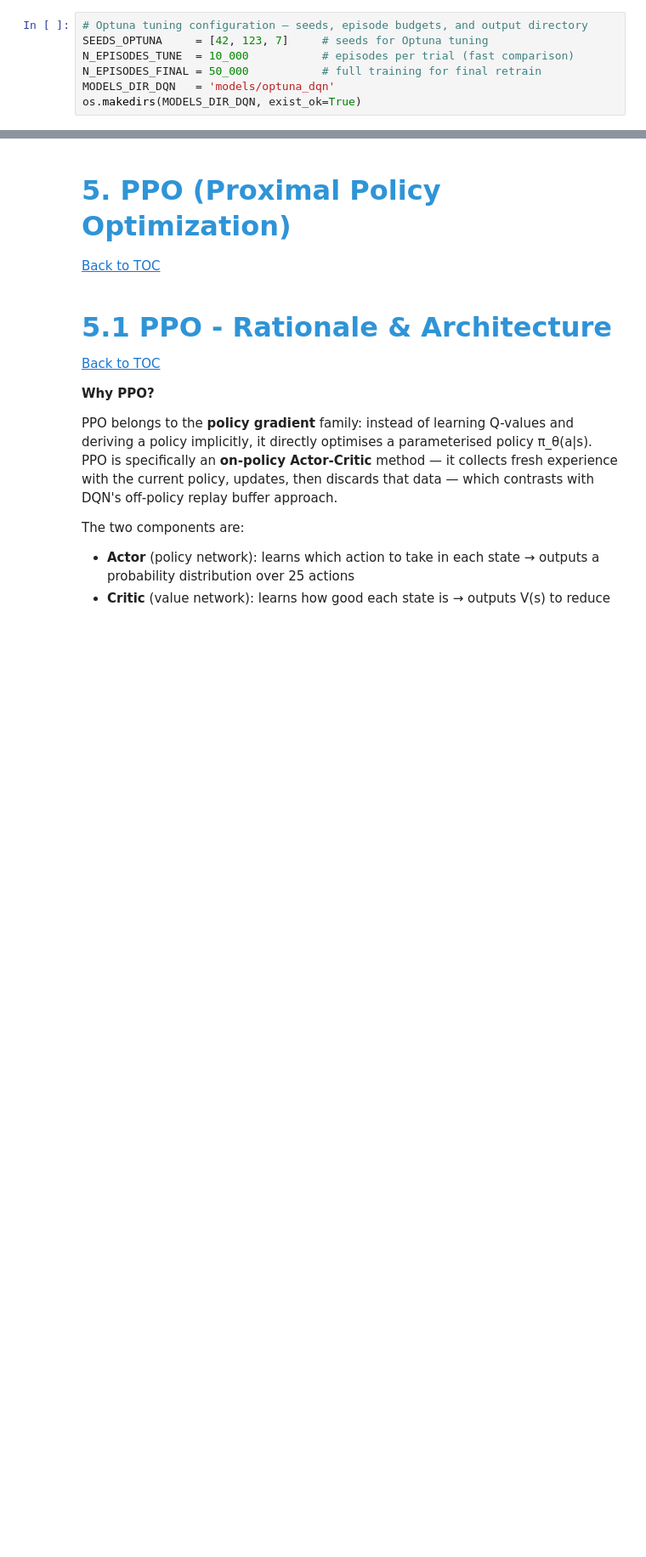
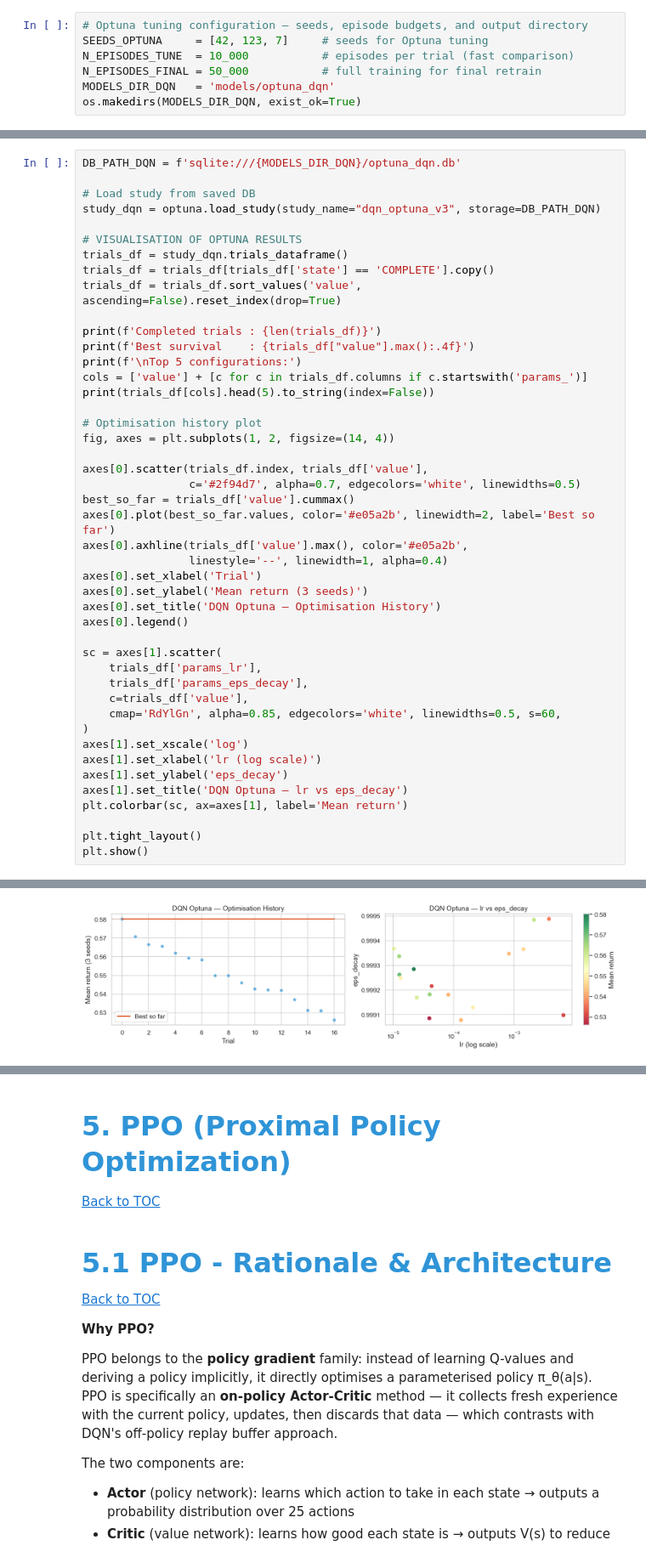
Before and after one commit to mariamiguel720/Reinforcement-Learning-Project-25-26, a Jupyter notebook: RL_Config_B - cópia.ipynb, the cells around one changed output, grey strips where cells are left out. Shown at 85% size. Saved outputs shown, nothing was run; the diff lists cells and outputs as text; blank space fills up the shorter version.

Commit message:
correr teste do dqn optuna novo

```diff
--- a/RL_Config_B - cópia.ipynb
+++ b/RL_Config_B - cópia.ipynb
@@ -1044,0 +1044,46 @@ print(df_dqn.to_string())
+# %%
+DB_PATH_DQN = f'sqlite:///{MODELS_DIR_DQN}/optuna_dqn.db'
+
+# Load study from saved DB
+study_dqn = optuna.load_study(study_name="dqn_optuna_v3", storage=DB_PATH_DQN)
+
+# VISUALISATION OF OPTUNA RESULTS
+trials_df = study_dqn.trials_dataframe()
+trials_df = trials_df[trials_df['state'] == 'COMPLETE'].copy()
+trials_df = trials_df.sort_values('value', ascending=False).reset_index(drop=True)
+
+print(f'Completed trials : {len(trials_df)}')
+print(f'Best survival    : {trials_df["value"].max():.4f}')
+print(f'\nTop 5 configurations:')
+cols = ['value'] + [c for c in trials_df.columns if c.startswith('params_')]
+print(trials_df[cols].head(5).to_string(index=False))
+
+# Optimisation history plot
+fig, axes = plt.subplots(1, 2, figsize=(14, 4))
+
+axes[0].scatter(trials_df.index, trials_df['value'],
+                c='#2f94d7', alpha=0.7, edgecolors='white', linewidths=0.5)
+best_so_far = trials_df['value'].cummax()
+axes[0].plot(best_so_far.values, color='#e05a2b', linewidth=2, label='Best so far')
+axes[0].axhline(trials_df['value'].max(), color='#e05a2b',
+                linestyle='--', linewidth=1, alpha=0.4)
+axes[0].set_xlabel('Trial')
+axes[0].set_ylabel('Mean return (3 seeds)')
+axes[0].set_title('DQN Optuna — Optimisation History')
+axes[0].legend()
+
+sc = axes[1].scatter(
+    trials_df['params_lr'],
+    trials_df['params_eps_decay'],
+    c=trials_df['value'],
+    cmap='RdYlGn', alpha=0.85, edgecolors='white', linewidths=0.5, s=60,
+)
+axes[1].set_xscale('log')
+axes[1].set_xlabel('lr (log scale)')
+axes[1].set_ylabel('eps_decay')
+axes[1].set_title('DQN Optuna — lr vs eps_decay')
+plt.colorbar(sc, ax=axes[1], label='Mean return')
+
+plt.tight_layout()
+plt.show()
+# %% [output]
@@ -1044,0 +1100 @@ print(df_dqn.to_string())
+[figure, added]
```
Also changed, not shown: parts of 17 cells of this notebook, 12 other files.
